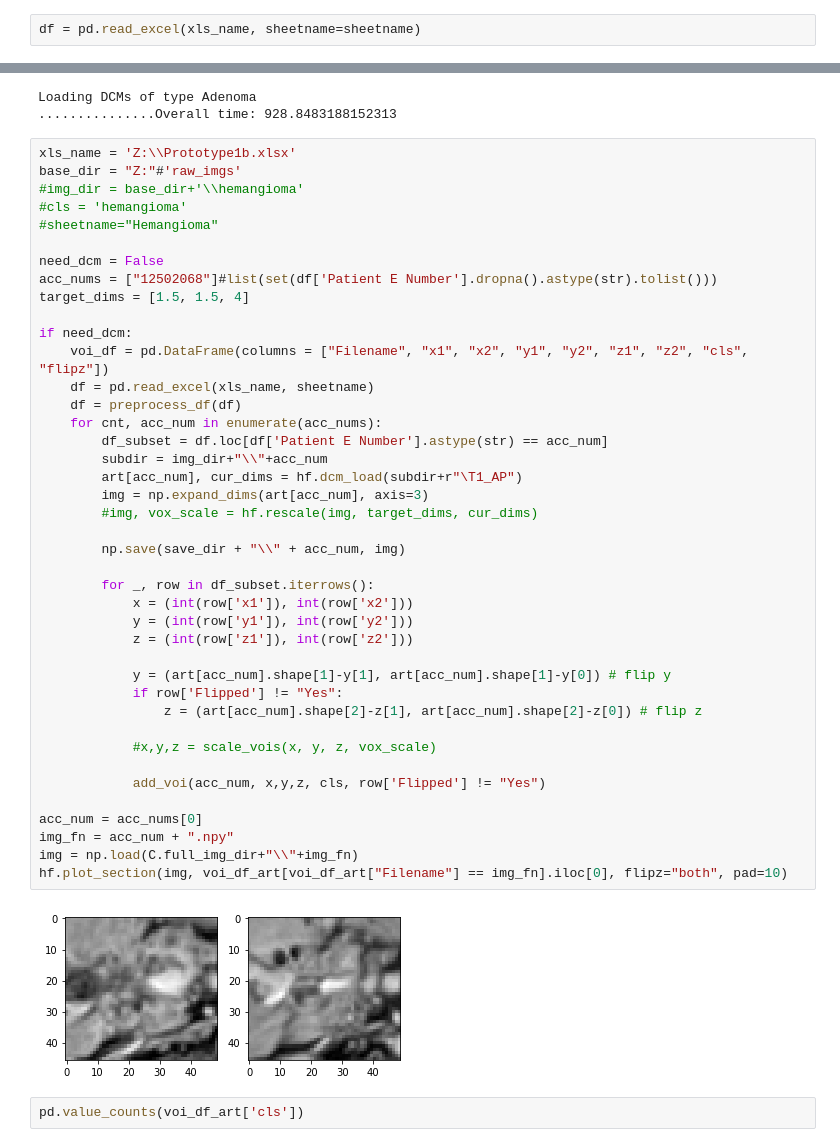
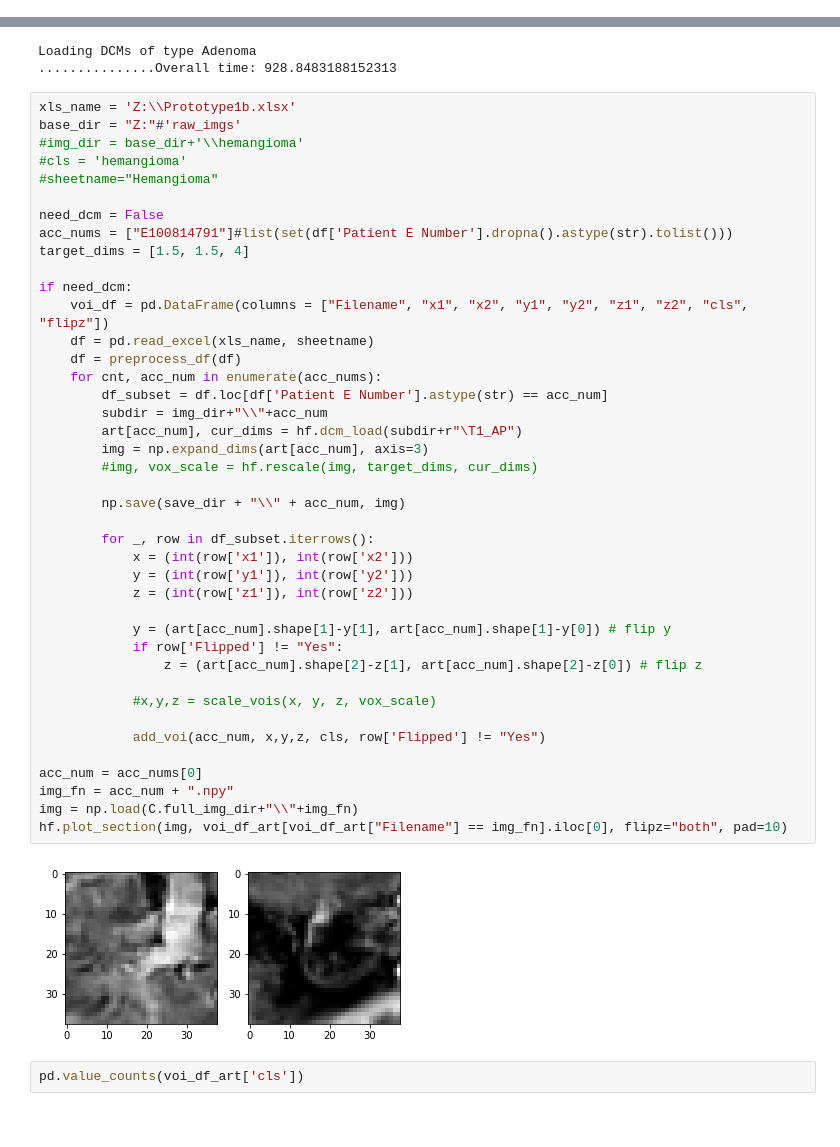
Before and after one commit to clintonjwang/voi-classifier, a Jupyter notebook: data-retriever.ipynb, the cells around one changed output, grey strips where cells are left out. Saved outputs shown, nothing was run; the diff lists cells and outputs as text.

```diff
--- a/data-retriever.ipynb
+++ b/data-retriever.ipynb
@@ -72,5 +72,3 @@ def preprocess_df(df):
           'x1', 'x2', 'y1', 'y2', 'z1', 'z2', 'Image type', 'Flipped',
           'x3', 'x4', 'y3', 'y4', 'z3', 'z4', 'Image type2',
           'x5', 'x6', 'y5', 'y6', 'z5', 'z6', 'Image type3']), axis=1)
-# %%
-df = pd.read_excel(xls_name, sheetname=sheetname)
@@ -374,41 +384,41 @@ base_dir = "Z:"#'raw_imgs'
 #sheetname="Hemangioma"
 
 need_dcm = False
-acc_nums = ["12502068"]#list(set(df['Patient E Number'].dropna().astype(str).tolist()))
+acc_nums = ["E100814791"]#list(set(df['Patient E Number'].dropna().astype(str).tolist()))
 target_dims = [1.5, 1.5, 4]
 
 if need_dcm:
     voi_df = pd.DataFrame(columns = ["Filename", "x1", "x2", "y1", "y2", "z1", "z2", "cls", "flipz"])
     df = pd.read_excel(xls_name, sheetname)
     df = preprocess_df(df)
     for cnt, acc_num in enumerate(acc_nums):
         df_subset = df.loc[df['Patient E Number'].astype(str) == acc_num]
         subdir = img_dir+"\\"+acc_num
         art[acc_num], cur_dims = hf.dcm_load(subdir+r"\T1_AP")
         img = np.expand_dims(art[acc_num], axis=3)
         #img, vox_scale = hf.rescale(img, target_dims, cur_dims)
 
         np.save(save_dir + "\\" + acc_num, img)
 
         for _, row in df_subset.iterrows():
             x = (int(row['x1']), int(row['x2']))
             y = (int(row['y1']), int(row['y2']))
             z = (int(row['z1']), int(row['z2']))
 
             y = (art[acc_num].shape[1]-y[1], art[acc_num].shape[1]-y[0]) # flip y
             if row['Flipped'] != "Yes":
                 z = (art[acc_num].shape[2]-z[1], art[acc_num].shape[2]-z[0]) # flip z
 
             #x,y,z = scale_vois(x, y, z, vox_scale)
 
             add_voi(acc_num, x,y,z, cls, row['Flipped'] != "Yes")
 
 acc_num = acc_nums[0]
 img_fn = acc_num + ".npy"
 img = np.load(C.full_img_dir+"\\"+img_fn)
 hf.plot_section(img, voi_df_art[voi_df_art["Filename"] == img_fn].iloc[0], flipz="both", pad=10)
 # %% [output]
-[figure, old version]
+[figure, new version]
 # %%
 pd.value_counts(voi_df_art['cls'])
 # %% [output]
```
Also changed, not shown: parts of 11 cells of this notebook, 6 other files.
